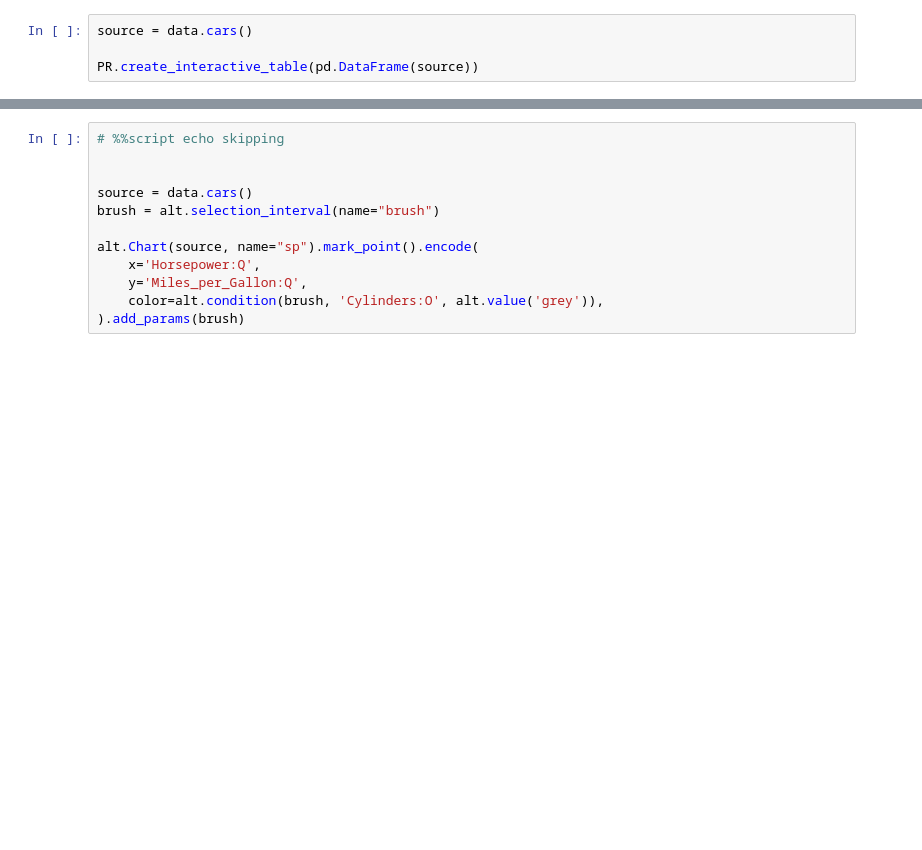
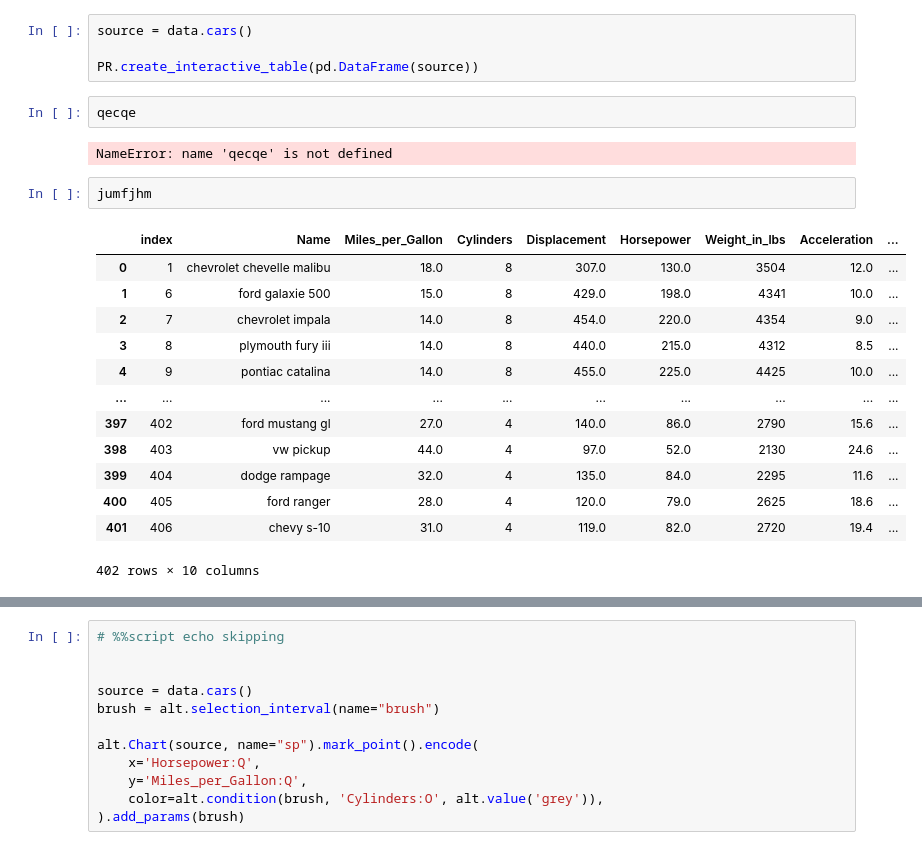
Before and after one commit to visdesignlab/persist, a Jupyter notebook: examples/basic_ext_test.ipynb, the cells around one changed output, grey strips where cells are left out. Drawn from its saved outputs; the diff is of its cells as text; blank space fills up the shorter version.

```diff
--- a/examples/basic_ext_test.ipynb
+++ b/examples/basic_ext_test.ipynb
@@ -17,3 +17,23 @@ Extension enabled for altair
 source = data.cars()
 
 PR.create_interactive_table(pd.DataFrame(source))
+# %%
+qecqe
+# %% [output]
+NameError: name 'qecqe' is not defined
+# %%
+jumfjhm
+# %% [output]
+|  | index | Name | Miles_per_Gallon | Cylinders | Displacement | Horsepower | Weight_in_lbs | Acceleration | ... |
+| 0 | 1 | chevrolet chevelle malibu | 18.0 | 8 | 307.0 | 130.0 | 3504 | 12.0 | ... |
+| 1 | 6 | ford galaxie 500 | 15.0 | 8 | 429.0 | 198.0 | 4341 | 10.0 | ... |
+| 2 | 7 | chevrolet impala | 14.0 | 8 | 454.0 | 220.0 | 4354 | 9.0 | ... |
+| 3 | 8 | plymouth fury iii | 14.0 | 8 | 440.0 | 215.0 | 4312 | 8.5 | ... |
+| 4 | 9 | pontiac catalina | 14.0 | 8 | 455.0 | 225.0 | 4425 | 10.0 | ... |
+| ... | ... | ... | ... | ... | ... | ... | ... | ... | ... |
+| 397 | 402 | ford mustang gl | 27.0 | 4 | 140.0 | 86.0 | 2790 | 15.6 | ... |
+| 398 | 403 | vw pickup | 44.0 | 4 | 97.0 | 52.0 | 2130 | 24.6 | ... |
+| 399 | 404 | dodge rampage | 32.0 | 4 | 135.0 | 84.0 | 2295 | 11.6 | ... |
+| 400 | 405 | ford ranger | 28.0 | 4 | 120.0 | 79.0 | 2625 | 18.6 | ... |
+| 401 | 406 | chevy s-10 | 31.0 | 4 | 119.0 | 82.0 | 2720 | 19.4 | ... |
+402 rows × 10 columns
```
Also changed, not shown: parts of 15 cells of this notebook, 6 other files.
